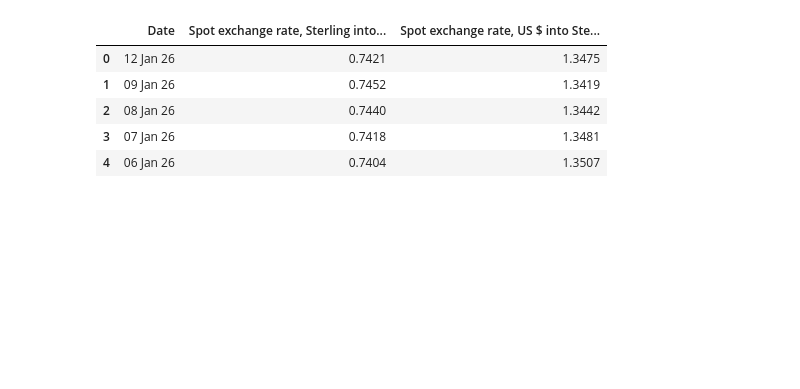
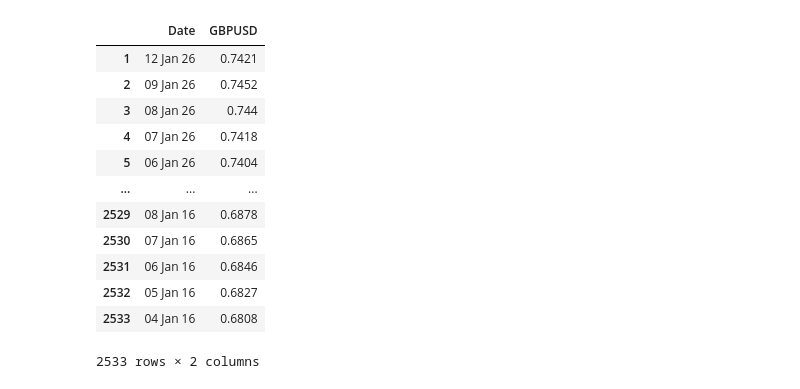
Before and after one commit to Mahdi90s/TS_Bank-of-England_Forcasting, a Jupyter notebook: notebooks/01_exploration.ipynb, the cells around one changed output. Cells and saved outputs as stored; diff of their text form; code cells hidden in the pictures; blank space fills up the shorter version.

```diff
--- a/notebooks/01_exploration.ipynb
+++ b/notebooks/01_exploration.ipynb
@@ -3,13 +5,27 @@ import pandas as pd
 # %%
 csv = '/Users/alchemist/Documents/Python_Library/TS_Bank-of-England_Forcasting/data/Bank of England  Database.csv'
+a = pd.read_csv(csv)
+data = pd.read_csv(csv,
+                   engine='pyarrow',
+                   dtype_backend='pyarrow',
+                   parse_dates=True,
+                   names=['Date', 'GBPUSD', 'USDGBP'])
 
-data = pd.read_csv(csv,)
-
-data.head()
+df = pd.DataFrame(data)
+df = df.iloc[:, 0:2]
+df = df[1:]
+df
 # %% [output]
-|  | Date | Spot exchange rate, Sterling into... | Spot exchange rate, US $ into Ste... |
-| 0 | 12 Jan 26 | 0.7421 | 1.3475 |
-| 1 | 09 Jan 26 | 0.7452 | 1.3419 |
-| 2 | 08 Jan 26 | 0.7440 | 1.3442 |
-| 3 | 07 Jan 26 | 0.7418 | 1.3481 |
-| 4 | 06 Jan 26 | 0.7404 | 1.3507 |
+|  | Date | GBPUSD |
+| 1 | 12 Jan 26 | 0.7421 |
+| 2 | 09 Jan 26 | 0.7452 |
+| 3 | 08 Jan 26 | 0.744 |
+| 4 | 07 Jan 26 | 0.7418 |
+| 5 | 06 Jan 26 | 0.7404 |
+| ... | ... | ... |
+| 2529 | 08 Jan 16 | 0.6878 |
+| 2530 | 07 Jan 16 | 0.6865 |
+| 2531 | 06 Jan 16 | 0.6846 |
+| 2532 | 05 Jan 16 | 0.6827 |
+| 2533 | 04 Jan 16 | 0.6808 |
+2533 rows × 2 columns
```
Also changed, not shown: parts of 13 cells of this notebook, 2 other files.
